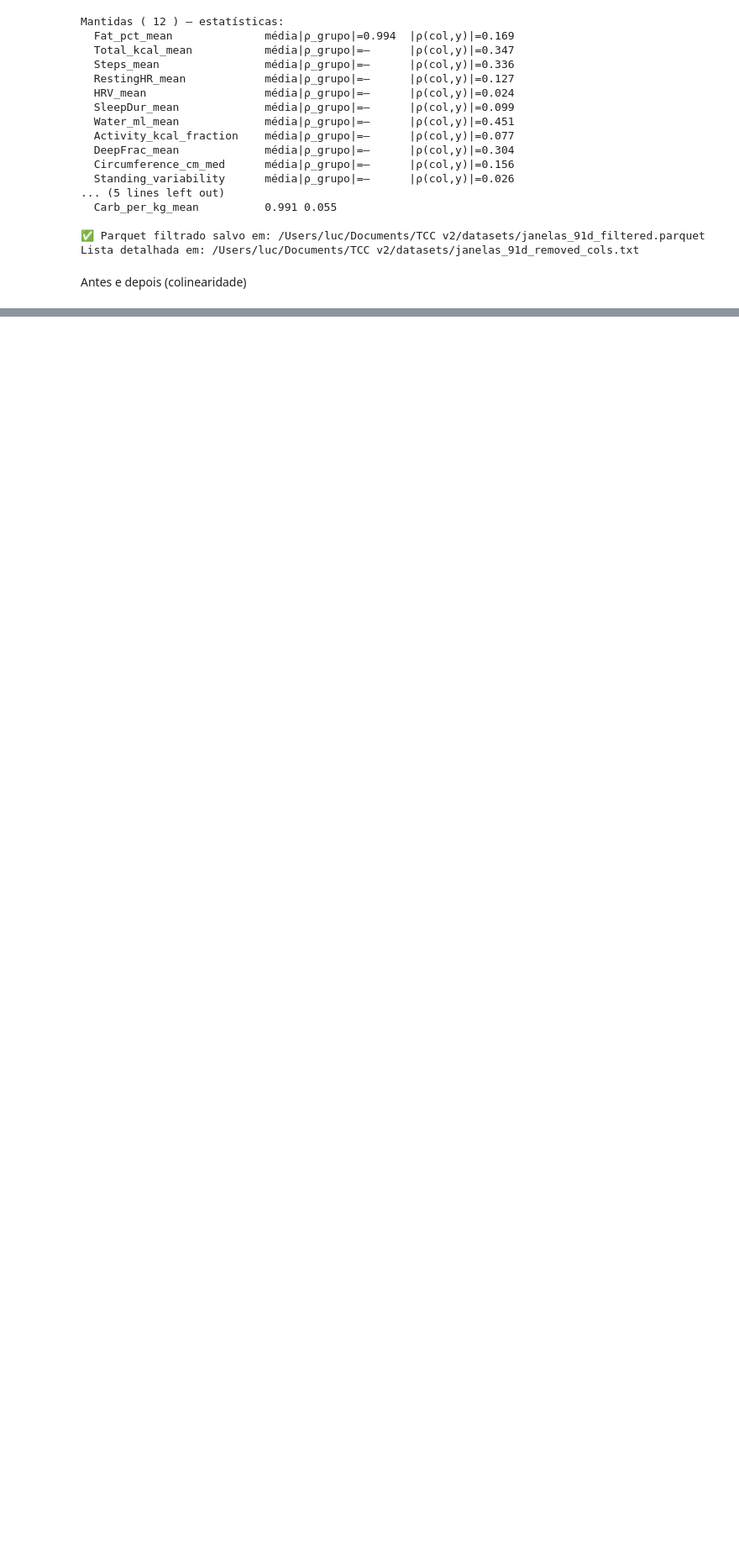
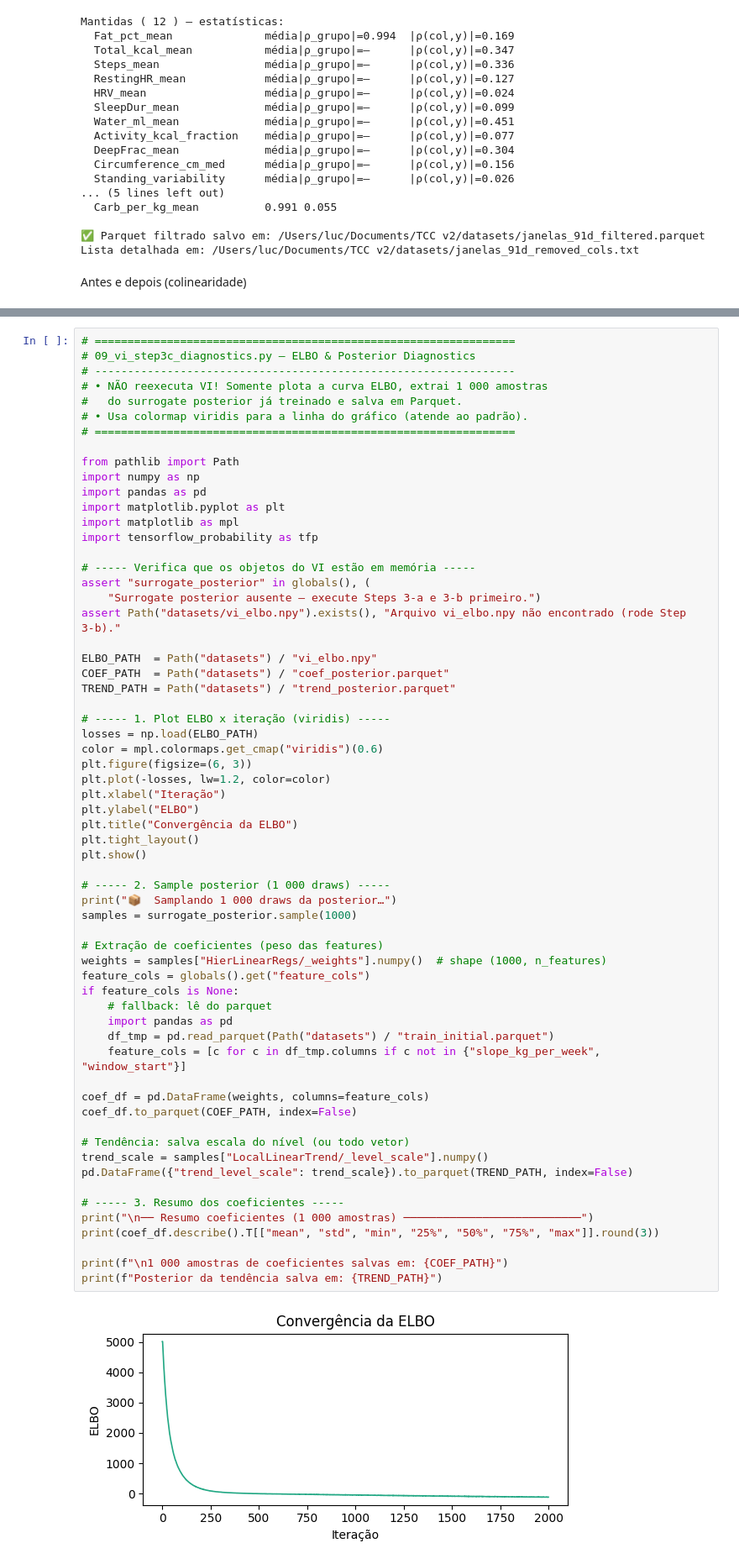
Before and after one commit to lumelab-ai/Bayesian_Weight_Tracker, a Jupyter notebook: BTST Novo V2.ipynb, the cells around one changed output, grey strips where cells are left out. Shown at 84% size. Drawn from its saved outputs; the diff is of its cells as text; blank space fills up the shorter version.

```diff
--- a/BTST Novo V2.ipynb
+++ b/BTST Novo V2.ipynb
@@ -640,0 +1200,64 @@ grafo de colinearidade
+# %%
+# ================================================================
+# 09_vi_step3c_diagnostics.py – ELBO & Posterior Diagnostics
+# ----------------------------------------------------------------
+# • NÃO reexecuta VI! Somente plota a curva ELBO, extrai 1 000 amostras
+#   do surrogate posterior já treinado e salva em Parquet.
+# • Usa colormap viridis para a linha do gráfico (atende ao padrão).
+# ================================================================
+
+from pathlib import Path
+import numpy as np
+import pandas as pd
+import matplotlib.pyplot as plt
+import matplotlib as mpl
+import tensorflow_probability as tfp
+
+# ----- Verifica que os objetos do VI estão em memória -----
+assert "surrogate_posterior" in globals(), (
+    "Surrogate posterior ausente – execute Steps 3‑a e 3‑b primeiro.")
+assert Path("datasets/vi_elbo.npy").exists(), "Arquivo vi_elbo.npy não encontrado (rode Step 3‑b)."
+
+ELBO_PATH  = Path("datasets") / "vi_elbo.npy"
+COEF_PATH  = Path("datasets") / "coef_posterior.parquet"
+TREND_PATH = Path("datasets") / "trend_posterior.parquet"
+
+# ----- 1. Plot ELBO x iteração (viridis) -----
+losses = np.load(ELBO_PATH)
+color = mpl.colormaps.get_cmap("viridis")(0.6)
+plt.figure(figsize=(6, 3))
+plt.plot(-losses, lw=1.2, color=color)
+plt.xlabel("Iteração")
+plt.ylabel("ELBO")
+plt.title("Convergência da ELBO")
+plt.tight_layout()
+plt.show()
+
+# ----- 2. Sample posterior (1 000 draws) -----
+print("📦  Samplando 1 000 draws da posterior…")
+samples = surrogate_posterior.sample(1000)
+
+# Extração de coeficientes (peso das features)
+weights = samples["HierLinearRegs/_weights"].numpy()  # shape (1000, n_features)
+feature_cols = globals().get("feature_cols")
+if feature_cols is None:
+    # fallback: lê do parquet
+    import pandas as pd
+    df_tmp = pd.read_parquet(Path("datasets") / "train_initial.parquet")
+    feature_cols = [c for c in df_tmp.columns if c not in {"slope_kg_per_week", "window_start"}]
+
+coef_df = pd.DataFrame(weights, columns=feature_cols)
+coef_df.to_parquet(COEF_PATH, index=False)
+
+# Tendência: salva escala do nível (ou todo vetor)
+trend_scale = samples["LocalLinearTrend/_level_scale"].numpy()
+pd.DataFrame({"trend_level_scale": trend_scale}).to_parquet(TREND_PATH, index=False)
+
+# ----- 3. Resumo dos coeficientes -----
+print("\n── Resumo coeficientes (1 000 amostras) ───────────────────────────")
+print(coef_df.describe().T[["mean", "std", "min", "25%", "50%", "75%", "max"]].round(3))
+
+print(f"\n1 000 amostras de coeficientes salvas em: {COEF_PATH}")
+print(f"Posterior da tendência salva em: {TREND_PATH}")
+# %% [output]
+[figure, added]
```
Also changed, not shown: parts of 18 cells of this notebook, 1 other file.
